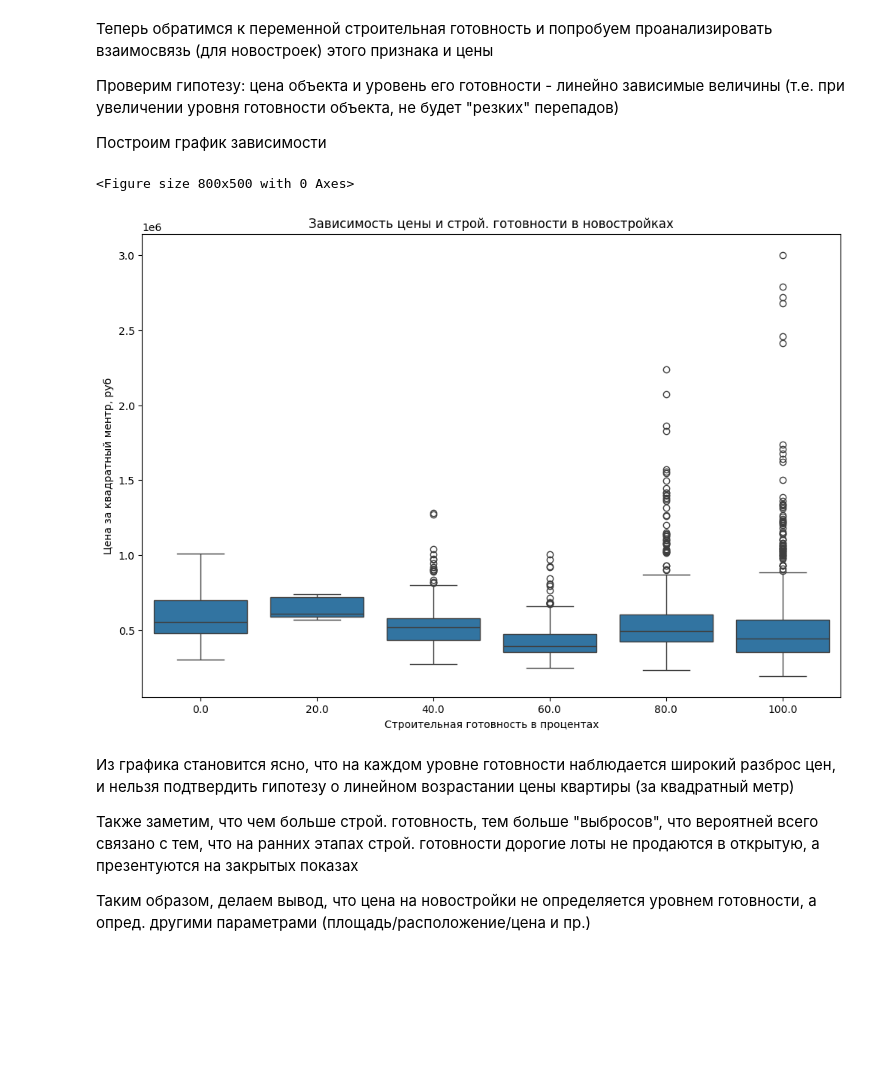
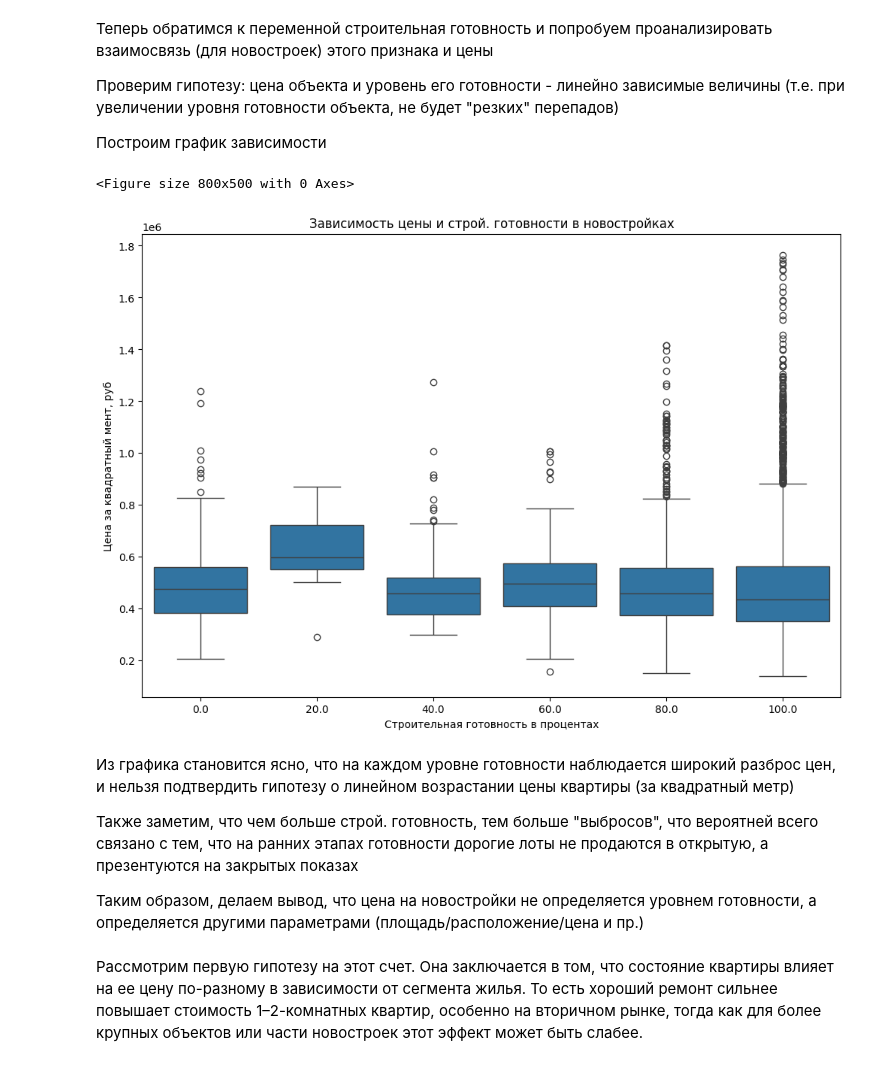
Before and after one commit to QuickSilver-1/GP2-Scraping, a Jupyter notebook: notebook/Новый__ГП2_34team_ipynb_.ipynb, the cells around one changed output. Cells and saved outputs as stored; diff of their text form; code cells hidden in the pictures; blank space fills up the shorter version.

```diff
--- a/notebook/Новый__ГП2_34team_ipynb_.ipynb
+++ b/notebook/Новый__ГП2_34team_ipynb_.ipynb
@@ -774,6 +708,8 @@ Index(['Площадь', 'Жилая', 'Кухня', 'Класс жилья', '
 Кроме того, после очистки данных у нас остались данные о 9612 объектах недвижимости.
 # %% [markdown]
 Посмотрим теперь, а как распределены у нас цены на квартиры в общем. В целом ожидаем увидеть пологий спуск справа, так как большинство квартир в среднем ценовом диапазоне, но должен быть длинный хвост из премиальных объектов.
+# %%
+df = pd.read_csv('data_clean6.csv', sep = ";")
 # %%
 import pandas as pd
 import numpy as np
@@ -807,8 +743,8 @@ plt.show()
 # %%
-lower = 100_000
-upper = df['Цена'].quantile(0.98)
+lower = 100000
+upper = df['Цена'].quantile(0.95)
 n = len(df)
-df_clean = df[(df['Цена'] >= lower) & (df['Цена'] <= upper)]
+df_clean = df[(df['Цена'] >= 100000) & (df['Цена'] <= upper)]
 print('Осталось объектов', len(df_clean), ', удалено', n-len(df_clean))
 
 plt.figure(figsize=(10, 4))
@@ -975,22 +907,27 @@ plt.show()
 # %%
 import seaborn as sns
 plt.figure(figsize=(8, 5))
 
-plot_df = df_clean.loc[(df_clean['Строительнаяготовность'].notna()) & (df_clean['ПервичноеЖилье'] == 1), ['Строительнаяготовность', 'Цена', 'Площадь']].copy()
-plot_df['Цена_за_кв_м'] = plot_df['Цена'] / plot_df['Площадь']
+tempMask = (df_clean['Строительнаяготовность'].notna()) & (df_clean['ПервичноеЖилье'] == 1)
+plot_df = df_clean.loc[tempMask, ['Строительнаяготовность', 'Цена', 'Площадь']].copy()
+plot_df['Цена_за_м^2'] = plot_df['Цена'] / plot_df['Площадь']
 plot_df['Готовность_группа'] = (plot_df['Строительнаяготовность']//20)*20
+
 plt.figure(figsize=(12, 8))
-sns.boxplot(data=plot_df, x='Готовность_группа', y='Цена_за_кв_м')
+sns.boxplot(data=plot_df, x='Готовность_группа', y='Цена_за_м^2')
+
 plt.xlabel('Строительная готовность в процентах')
-plt.ylabel('Цена за квадратный ментр, руб')
+plt.ylabel('Цена за квадратный мент, руб')
 plt.title('Зависимость цены и строй. готовности в новостройках')
 plt.show()
 # %% [output]
 <Figure size 800x500 with 0 Axes>
-[figure, old version]
+[figure, new version]
 # %% [markdown]
 Из графика становится ясно, что на каждом уровне готовности наблюдается широкий разброс цен, и нельзя подтвердить гипотезу о линейном возрастании цены квартиры (за квадратный метр)
 
-Также заметим, что чем больше строй. готовность, тем больше "выбросов", что вероятней всего связано с тем, что на ранних этапах строй. готовности дорогие лоты не продаются в открытую, а презентуются на закрытых показах
+Также заметим, что чем больше строй. готовность, тем больше "выбросов", что вероятней всего связано с тем, что на ранних этапах готовности дорогие лоты не продаются в открытую, а презентуются на закрытых показах
 
-Таким образом, делаем вывод, что цена на новостройки не определяется уровнем готовности, а опред. другими параметрами (площадь/расположение/цена и пр.)
+Таким образом, делаем вывод, что цена на новостройки не определяется уровнем готовности, а определяется другими параметрами (площадь/расположение/цена и пр.)
+# %% [markdown]
+Рассмотрим первую гипотезу на этот счет. Она заключается в том, что состояние квартиры влияет на ее цену по-разному в зависимости от сегмента жилья. То есть хороший ремонт сильнее повышает стоимость 1–2-комнатных квартир, особенно на вторичном рынке, тогда как для более крупных объектов или части новостроек этот эффект может быть слабее.
```
Also changed, not shown: parts of 144 cells of this notebook.
